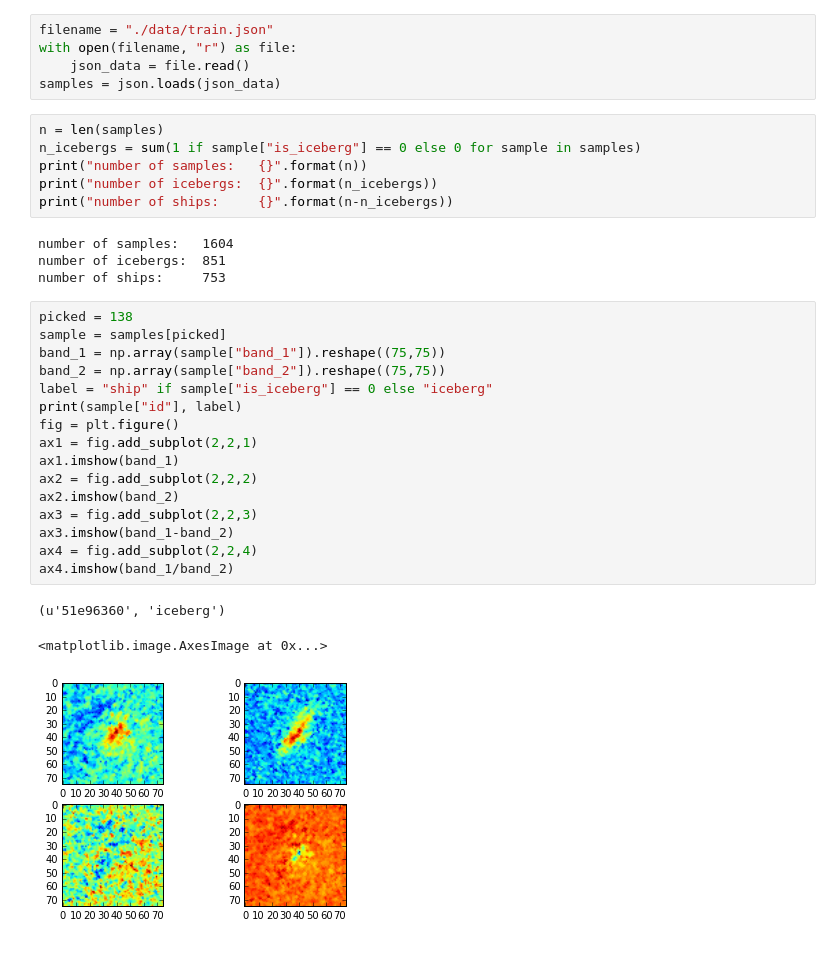
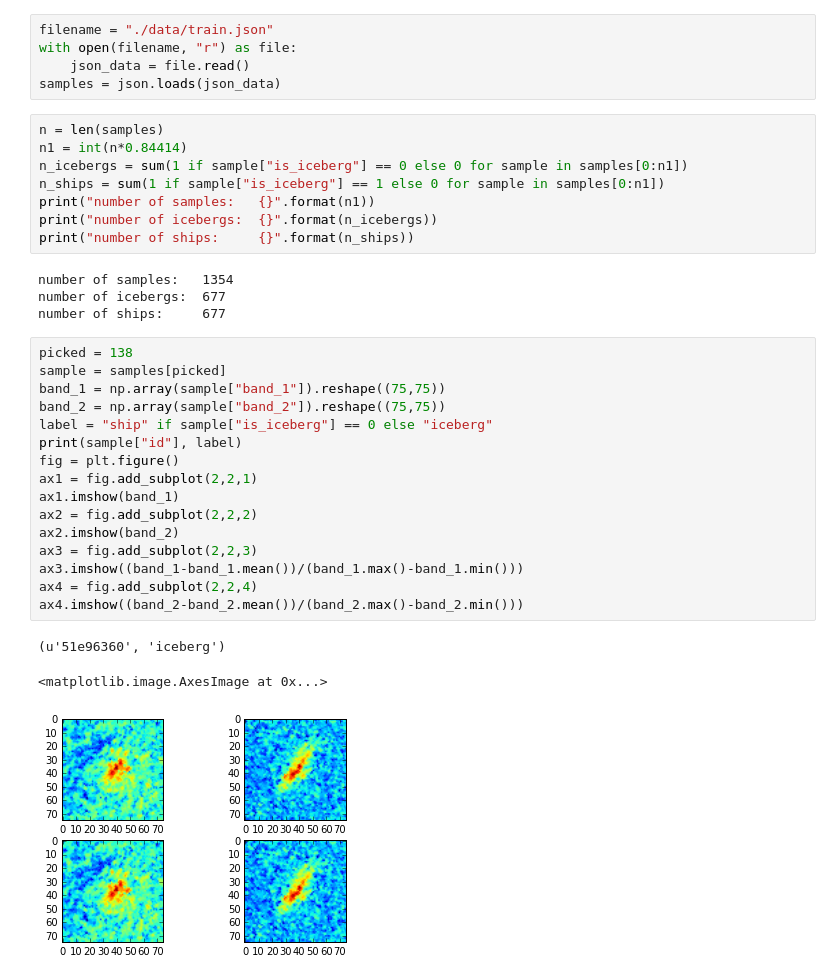
Before and after one commit to codepike/iceberg, a Jupyter notebook: analyze_data.ipynb, the cells around one changed output. Saved outputs shown, nothing was run; the diff lists cells and outputs as text.

```diff
--- a/analyze_data.ipynb
+++ b/analyze_data.ipynb
@@ -13,34 +13,36 @@ with open(filename, "r") as file:
 samples = json.loads(json_data)
 # %%
 n = len(samples)
-n_icebergs = sum(1 if sample["is_iceberg"] == 0 else 0 for sample in samples)
-print("number of samples:   {}".format(n))
+n1 = int(n*0.84414)
+n_icebergs = sum(1 if sample["is_iceberg"] == 0 else 0 for sample in samples[0:n1])
+n_ships = sum(1 if sample["is_iceberg"] == 1 else 0 for sample in samples[0:n1])
+print("number of samples:   {}".format(n1))
 print("number of icebergs:  {}".format(n_icebergs))
-print("number of ships:     {}".format(n-n_icebergs))
+print("number of ships:     {}".format(n_ships))
 # %% [output]
-number of samples:   1604
-number of icebergs:  851
-number of ships:     753
+number of samples:   1354
+number of icebergs:  677
+number of ships:     677
 # %%
 picked = 138
 sample = samples[picked]
 band_1 = np.array(sample["band_1"]).reshape((75,75))
 band_2 = np.array(sample["band_2"]).reshape((75,75))
 label = "ship" if sample["is_iceberg"] == 0 else "iceberg"
 print(sample["id"], label)
 fig = plt.figure()
 ax1 = fig.add_subplot(2,2,1)
 ax1.imshow(band_1)
 ax2 = fig.add_subplot(2,2,2)
 ax2.imshow(band_2)
 ax3 = fig.add_subplot(2,2,3)
-ax3.imshow(band_1-band_2)
+ax3.imshow((band_1-band_1.mean())/(band_1.max()-band_1.min()))
 ax4 = fig.add_subplot(2,2,4)
-ax4.imshow(band_1/band_2)
+ax4.imshow((band_2-band_2.mean())/(band_2.max()-band_2.min()))
 # %% [output]
 (u'51e96360', 'iceberg')
 <matplotlib.image.AxesImage at 0x...>
-[figure, old version]
+[figure, new version]
 # %%
 image1 = np.dstack((band_1, band_2, band_1+band_2))
 image = np.flip(image1, 0)
```
Also changed, not shown: parts of 1 cell of this notebook, 4 other files.
